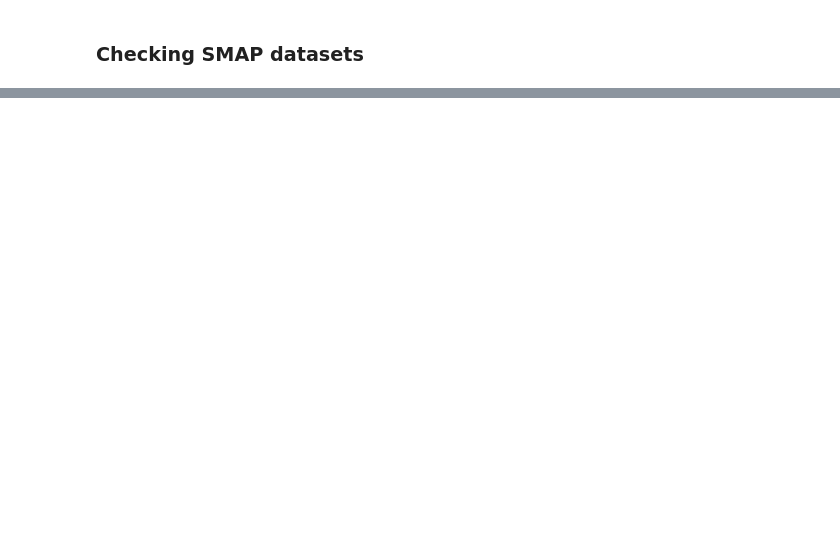
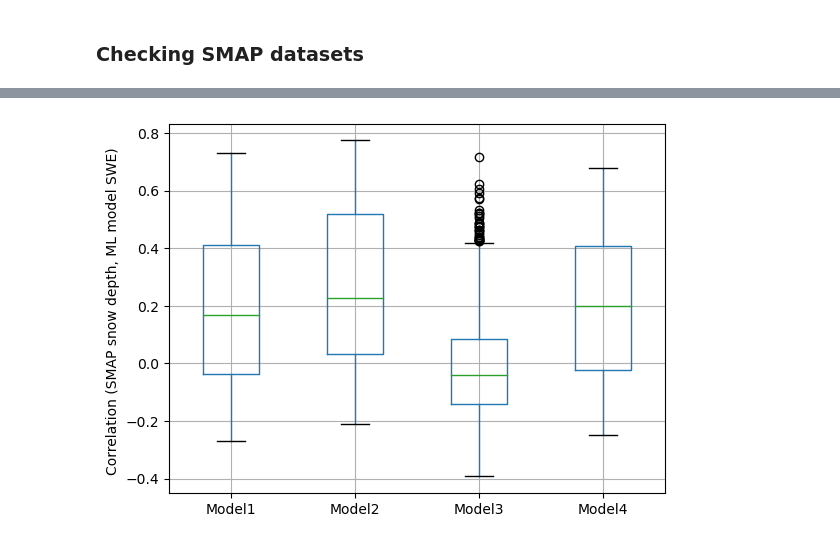
Before and after one commit to geo-smart/swe_forecasting_prod, a Jupyter notebook: contributors/bonan/ad_hoc_analysis.ipynb, the cells around one changed output, grey strips where cells are left out. Saved outputs shown, nothing was run; the diff lists cells and outputs as text; code cells hidden in the pictures; blank space fills up the shorter version.

```diff
--- a/contributors/bonan/ad_hoc_analysis.ipynb
+++ b/contributors/bonan/ad_hoc_analysis.ipynb
@@ -37,0 +74,45 @@ fig.colorbar(out)
+# %%
+testing_model1 = pd.read_csv("/home/ubuntu/gridmet_test_run/test_data_predicted_RFqdr.csv")
+testing_model2 = pd.read_csv("/home/ubuntu/gridmet_test_run/test_data_predicted_04kMV.csv")
+testing_model3 = pd.read_csv("/home/ubuntu/gridmet_test_run/test_data_predicted_dvFvz.csv")
+testing_model4 = pd.read_csv("/home/ubuntu/gridmet_test_run/test_data_predicted_oaZvR.csv")
+# %%
+corr_hub = []
+mi_hub = []
+site_inforamtion = testing_data[["lat", "lon"]].drop_duplicates().values.tolist()
+for d in np.arange(len(site_inforamtion)):
+
+    lat_t = site_inforamtion[d][0]
+    lon_t = site_inforamtion[d][1]
+    smap_data = testing_data.loc[(testing_data["lat"] == lat_t) &
+                             (testing_data["lon"] == lon_t), [
+                                                              "date", "snow_depth"]].copy()
+
+    model1 = testing_model1.loc[(testing_model1["lat"] == lat_t) &
+                  (testing_model1["lon"] == lon_t),
+                               ["date", "predicted_swe"]].copy().rename(columns = {"predicted_swe":"M1"})
+
+    model2 = testing_model2.loc[(testing_model2["lat"] == lat_t) &
+                  (testing_model2["lon"] == lon_t),
+                               ["date", "predicted_swe"]].copy().rename(columns = {"predicted_swe":"M2"})
+
+    model3 = testing_model3.loc[(testing_model3["lat"] == lat_t) &
+                  (testing_model3["lon"] == lon_t),
+                               ["date", "predicted_swe"]].copy().rename(columns = {"predicted_swe":"M3"})
+
+    model4 = testing_model4.loc[(testing_model4["lat"] == lat_t) &
+                  (testing_model4["lon"] == lon_t),
+                               ["date", "predicted_swe"]].copy().rename(columns = {"predicted_swe":"M4"})
+    hub = reduce(lambda df_left,df_right: pd.merge(df_left, df_right,
+                                              on = "date"
+                                             ), [smap_data, model1, model2, model3, model4]).drop(columns = ["date"])
+
+    corr_hub.append([lat_t, lon_t] + hub.corr()["snow_depth"][1:].tolist())
+# %%
+corr_hub = pd.DataFrame(corr_hub, columns= ["lat", "lon", "Model1", "Model2", "Model3", "Model4"])
+# %%
+corr_hub.drop(columns=["lat", "lon"]).boxplot()
+plt.ylabel("Correlation (SMAP snow depth, ML model SWE) ")
+plt.savefig("boxplot.png")
+# %% [output]
+[figure, added]
```
Also changed, not shown: parts of 8 cells of this notebook, 7 other files.
